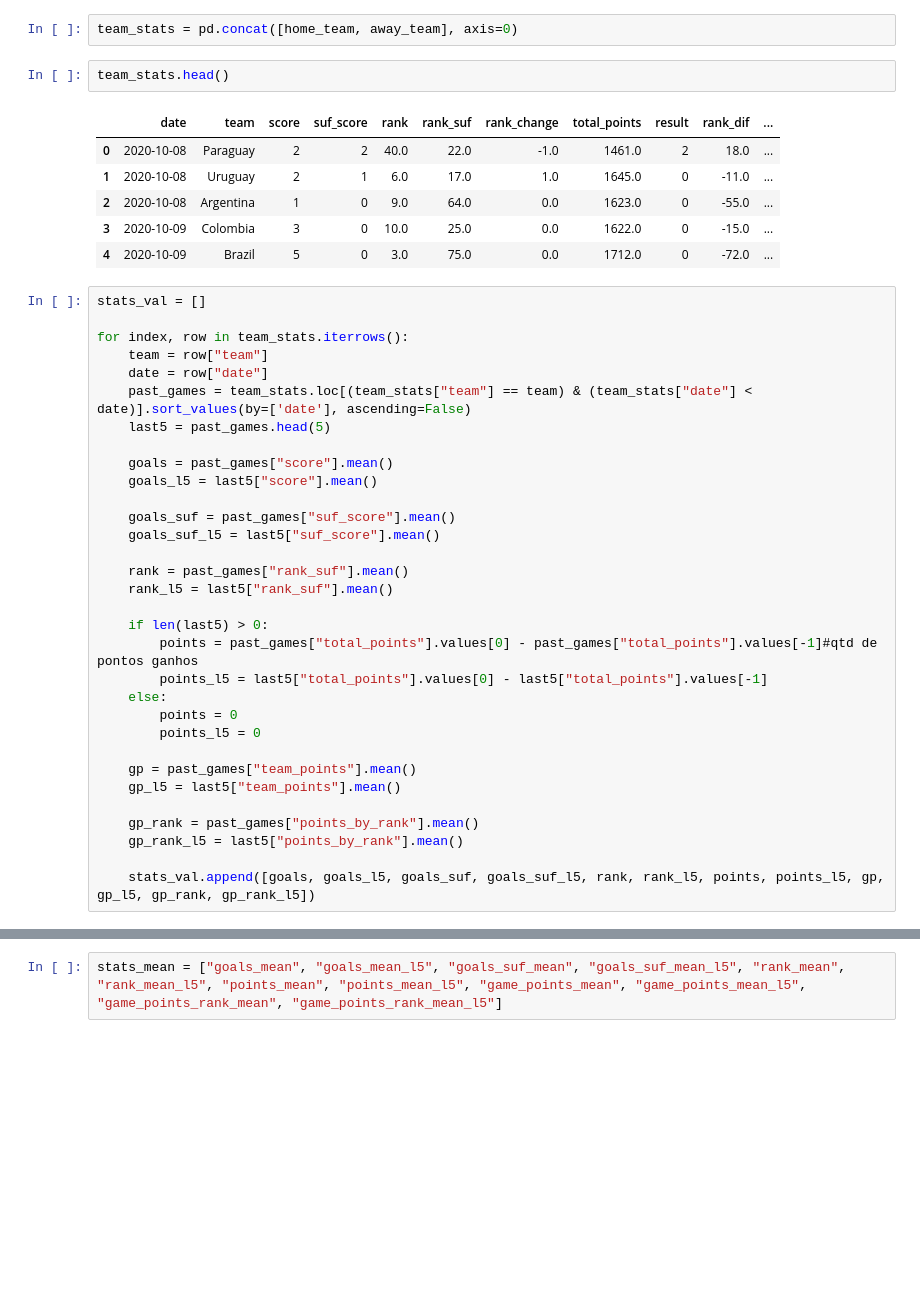
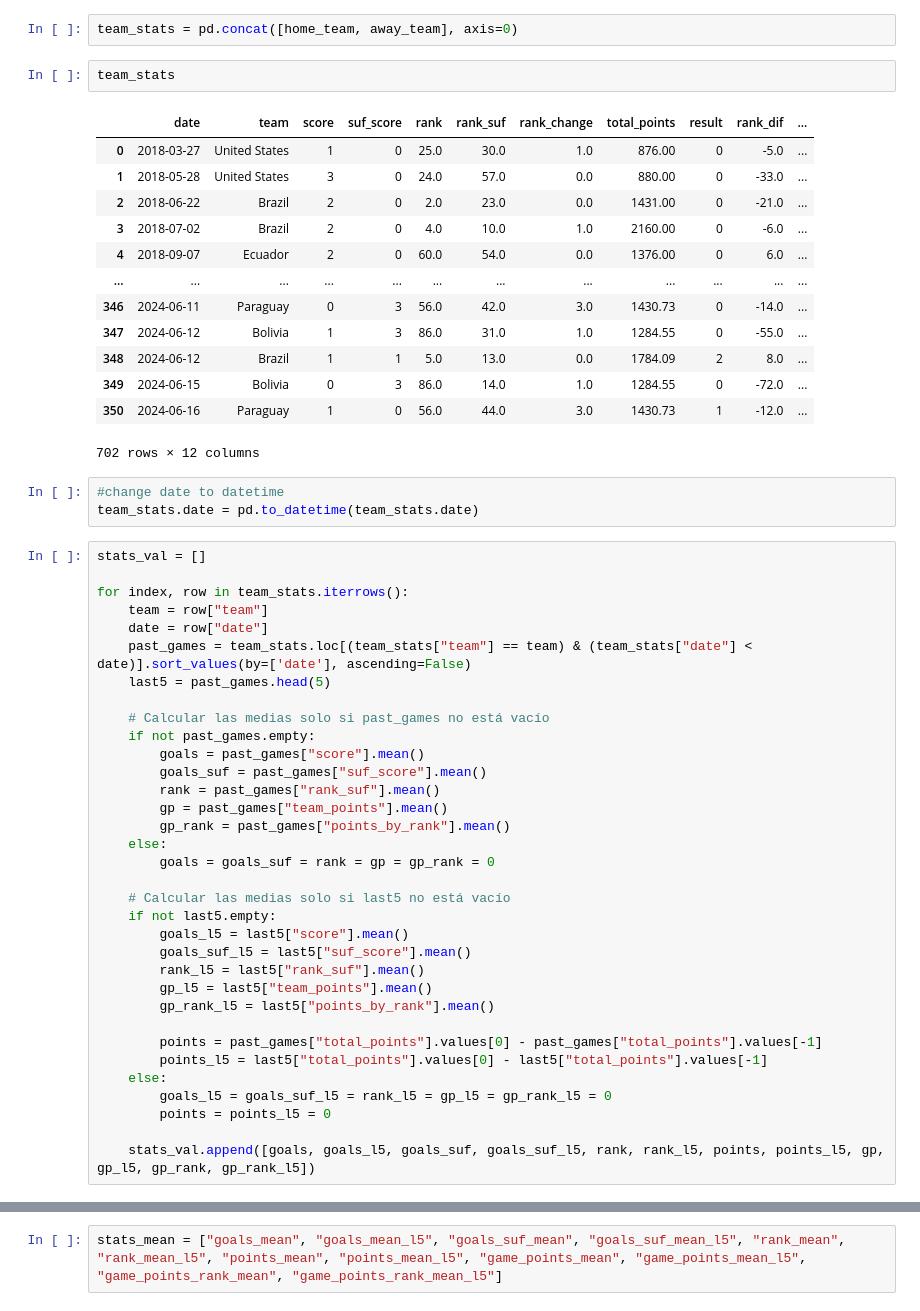
Before and after one commit to kidnixt/penca2k24, a Jupyter notebook: feature_engineering.ipynb, the cells around one changed output, grey strips where cells are left out. Saved outputs shown, nothing was run; the diff lists cells and outputs as text; blank space fills up the shorter version.

```diff
--- a/feature_engineering.ipynb
+++ b/feature_engineering.ipynb
@@ -61,14 +106,24 @@ away_team.columns = [a.replace("away_", "").replace("_away", "").replace("home_"
 # %%
 team_stats = pd.concat([home_team, away_team], axis=0)
 # %%
-team_stats.head()
+team_stats
 # %% [output]
 |  | date | team | score | suf_score | rank | rank_suf | rank_change | total_points | result | rank_dif | ... |
-| 0 | 2020-10-08 | Paraguay | 2 | 2 | 40.0 | 22.0 | -1.0 | 1461.0 | 2 | 18.0 | ... |
-| 1 | 2020-10-08 | Uruguay | 2 | 1 | 6.0 | 17.0 | 1.0 | 1645.0 | 0 | -11.0 | ... |
-| 2 | 2020-10-08 | Argentina | 1 | 0 | 9.0 | 64.0 | 0.0 | 1623.0 | 0 | -55.0 | ... |
-| 3 | 2020-10-09 | Colombia | 3 | 0 | 10.0 | 25.0 | 0.0 | 1622.0 | 0 | -15.0 | ... |
-| 4 | 2020-10-09 | Brazil | 5 | 0 | 3.0 | 75.0 | 0.0 | 1712.0 | 0 | -72.0 | ... |
+| 0 | 2018-03-27 | United States | 1 | 0 | 25.0 | 30.0 | 1.0 | 876.00 | 0 | -5.0 | ... |
+| 1 | 2018-05-28 | United States | 3 | 0 | 24.0 | 57.0 | 0.0 | 880.00 | 0 | -33.0 | ... |
+| 2 | 2018-06-22 | Brazil | 2 | 0 | 2.0 | 23.0 | 0.0 | 1431.00 | 0 | -21.0 | ... |
+| 3 | 2018-07-02 | Brazil | 2 | 0 | 4.0 | 10.0 | 1.0 | 2160.00 | 0 | -6.0 | ... |
+| 4 | 2018-09-07 | Ecuador | 2 | 0 | 60.0 | 54.0 | 0.0 | 1376.00 | 0 | 6.0 | ... |
+| ... | ... | ... | ... | ... | ... | ... | ... | ... | ... | ... | ... |
+| 346 | 2024-06-11 | Paraguay | 0 | 3 | 56.0 | 42.0 | 3.0 | 1430.73 | 0 | -14.0 | ... |
+| 347 | 2024-06-12 | Bolivia | 1 | 3 | 86.0 | 31.0 | 1.0 | 1284.55 | 0 | -55.0 | ... |
+| 348 | 2024-06-12 | Brazil | 1 | 1 | 5.0 | 13.0 | 0.0 | 1784.09 | 2 | 8.0 | ... |
+| 349 | 2024-06-15 | Bolivia | 0 | 3 | 86.0 | 14.0 | 1.0 | 1284.55 | 0 | -72.0 | ... |
+| 350 | 2024-06-16 | Paraguay | 1 | 0 | 56.0 | 44.0 | 3.0 | 1430.73 | 1 | -12.0 | ... |
+702 rows × 12 columns
+# %%
+#change date to datetime
+team_stats.date = pd.to_datetime(team_stats.date)
 # %%
 stats_val = []
 
@@ -78,26 +133,28 @@ for index, row in team_stats.iterrows():
     past_games = team_stats.loc[(team_stats["team"] == team) & (team_stats["date"] < date)].sort_values(by=['date'], ascending=False)
     last5 = past_games.head(5)
 
-    goals = past_games["score"].mean()
-    goals_l5 = last5["score"].mean()
+    # Calcular las medias solo si past_games no está vacío
+    if not past_games.empty:
+        goals = past_games["score"].mean()
+        goals_suf = past_games["suf_score"].mean()
+        rank = past_games["rank_suf"].mean()
+        gp = past_games["team_points"].mean()
+        gp_rank = past_games["points_by_rank"].mean()
+    else:
+        goals = goals_suf = rank = gp = gp_rank = 0
 
-    goals_suf = past_games["suf_score"].mean()
-    goals_suf_l5 = last5["suf_score"].mean()
+    # Calcular las medias solo si last5 no está vacío
+    if not last5.empty:
+        goals_l5 = last5["score"].mean()
+        goals_suf_l5 = last5["suf_score"].mean()
+        rank_l5 = last5["rank_suf"].mean()
+        gp_l5 = last5["team_points"].mean()
+        gp_rank_l5 = last5["points_by_rank"].mean()
 
-    rank = past_games["rank_suf"].mean()
-    rank_l5 = last5["rank_suf"].mean()
-
-    if len(last5) > 0:
-        points = past_games["total_points"].values[0] - past_games["total_points"].values[-1]#qtd de pontos ganhos
+        points = past_games["total_points"].values[0] - past_games["total_points"].values[-1]
         points_l5 = last5["total_points"].values[0] - last5["total_points"].values[-1]
     else:
-        points = 0
-        points_l5 = 0
-
-    gp = past_games["team_points"].mean()
-    gp_l5 = last5["team_points"].mean()
-
-    gp_rank = past_games["points_by_rank"].mean()
-    gp_rank_l5 = last5["points_by_rank"].mean()
+        goals_l5 = goals_suf_l5 = rank_l5 = gp_l5 = gp_rank_l5 = 0
+        points = points_l5 = 0
 
     stats_val.append([goals, goals_l5, goals_suf, goals_suf_l5, rank, rank_l5, points, points_l5, gp, gp_l5, gp_rank, gp_rank_l5])
```
Also changed, not shown: parts of 20 cells of this notebook, 18 other files.
